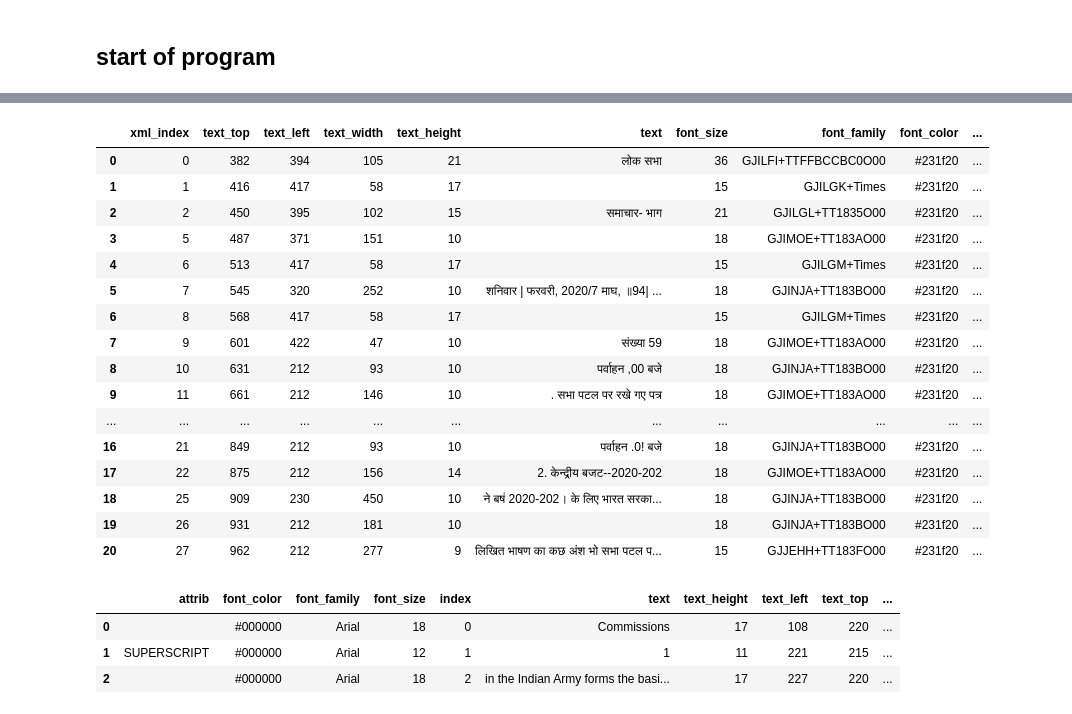
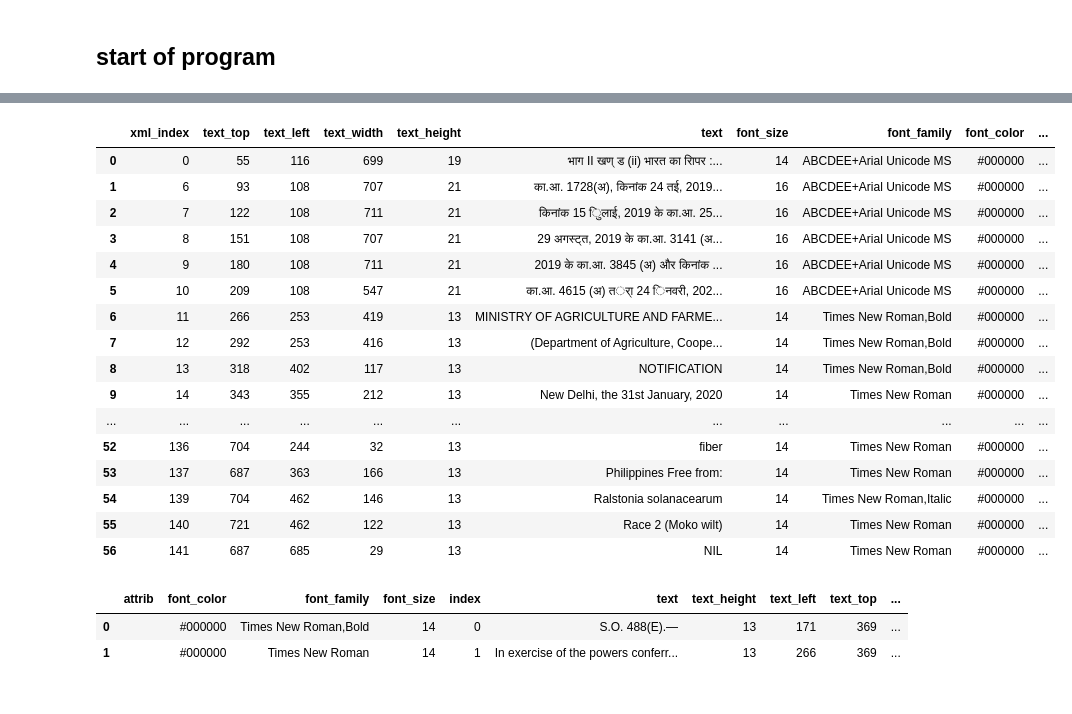
Before and after one commit to kumardeepak/document-structure, a Jupyter notebook: notebooks/DOCUMENT_STRUCTURE_MAIN_KD.ipynb, the cells around one changed output, grey strips where cells are left out. Saved outputs shown, nothing was run; the diff lists cells and outputs as text; code cells hidden in the pictures.

```diff
--- a/notebooks/DOCUMENT_STRUCTURE_MAIN_KD.ipynb
+++ b/notebooks/DOCUMENT_STRUCTURE_MAIN_KD.ipynb
@@ -44,7 +44,7 @@ def show_df(df):
 base_dir   = '/Users/kd/Workspace/python/github/document-structure/data/'
 input_dir  = os.path.join(base_dir, 'input')
 output_dir = os.path.join(base_dir, 'output')
-filename   = '010220.pdf'
+filename   = '1506.02640.pdf'
 # %%
 pdf_filepath   = os.path.join(input_dir, filename)
 working_dir    = os.path.join(output_dir, os.path.splitext(filename)[0])
@@ -64,3 +64,4 @@ Extracted xml & images of file: 010220.pdf
 # %%
 xml_dfs, page_width, page_height = get_xml_info(xml_files[0])
+img_dfs, page_width, page_height = get_xml_image_info(xml_files[0])
 # %% [output]
@@ -68,6 +70,6 @@ Total number of pages (2) in file (010220.xml)
 # %%
 document_configs = {
-    'LANGUAGE_TYPE': 'hin',
+    'LANGUAGE_TYPE': 'eng',
 
     'HORI_BLOCK_WDTH_DIFF_PERC': 0.85,
     'SUPERSCRIPT_HEIGHT_DIFFERENCE': 7.0,
@@ -84,41 +93,41 @@ df             = xml_dfs[file_index]
 # %%
 in_df   = df #.loc[10:30]
 
 h_df    = merge_horizontal_blocks(in_df, document_configs, debug=False)
 
 if document_configs['LANGUAGE_TYPE']  == 'hin':
-    h_df  = extract_text_from_image(img_filepath, page_width, page_height, h_df)
+    h_df  = extract_text_from_image(img_filepath, page_width, page_height, h_df,
+                                    lang=document_configs['LANGUAGE_TYPE'])
 
-v_df    = merge_vertical_blocks(h_df, document_configs, debug=False)
+# v_df    = merge_vertical_blocks(h_df, document_configs, debug=False)
 
 # draw_box(img_filepath, page_width, page_height, new_df, color='red')
-show_df(h_df)
+# show_df(h_df)
 # %% [output]
 |  | xml_index | text_top | text_left | text_width | text_height | text | font_size | font_family | font_color | ... |
-| 0 | 0 | 382 | 394 | 105 | 21 | लोक सभा | 36 | GJILFI+TTFFBCCBC0O00 | #231f20 | ... |
-| 1 | 1 | 416 | 417 | 58 | 17 |  | 15 | GJILGK+Times | #231f20 | ... |
-| 2 | 2 | 450 | 395 | 102 | 15 | समाचार- भाग | 21 | GJILGL+TT1835O00 | #231f20 | ... |
-| 3 | 5 | 487 | 371 | 151 | 10 |  | 18 | GJIMOE+TT183AO00 | #231f20 | ... |
-| 4 | 6 | 513 | 417 | 58 | 17 |  | 15 | GJILGM+Times | #231f20 | ... |
-| 5 | 7 | 545 | 320 | 252 | 10 | शनिवार | फरवरी, 2020/7 माघ, ॥94| ... | 18 | GJINJA+TT183BO00 | #231f20 | ... |
-| 6 | 8 | 568 | 417 | 58 | 17 |  | 15 | GJILGM+Times | #231f20 | ... |
-| 7 | 9 | 601 | 422 | 47 | 10 | संख्या 59 | 18 | GJIMOE+TT183AO00 | #231f20 | ... |
-| 8 | 10 | 631 | 212 | 93 | 10 | पर्वाहन ,00 बजे | 18 | GJINJA+TT183BO00 | #231f20 | ... |
-| 9 | 11 | 661 | 212 | 146 | 10 | . सभा पटल पर रखे गए पत्र | 18 | GJIMOE+TT183AO00 | #231f20 | ... |
+| 0 | 0 | 55 | 116 | 699 | 19 | भाग II खण् ड (ii) भारत का रािपर :... | 14 | ABCDEE+Arial Unicode MS | #000000 | ... |
+| 1 | 6 | 93 | 108 | 707 | 21 | का.आ. 1728(अ), किनांक 24 तई, 2019... | 16 | ABCDEE+Arial Unicode MS | #000000 | ... |
+| 2 | 7 | 122 | 108 | 711 | 21 | किनांक 15 िुलाई, 2019 के का.आ. 25... | 16 | ABCDEE+Arial Unicode MS | #000000 | ... |
+| 3 | 8 | 151 | 108 | 707 | 21 | 29 अगस्ट्त, 2019 के का.आ. 3141 (अ... | 16 | ABCDEE+Arial Unicode MS | #000000 | ... |
+| 4 | 9 | 180 | 108 | 711 | 21 | 2019 के का.आ. 3845 (अ) और किनांक ... | 16 | ABCDEE+Arial Unicode MS | #000000 | ... |
+| 5 | 10 | 209 | 108 | 547 | 21 | का.आ. 4615 (अ) तर्ा 24 िनवरी, 202... | 16 | ABCDEE+Arial Unicode MS | #000000 | ... |
+| 6 | 11 | 266 | 253 | 419 | 13 | MINISTRY OF AGRICULTURE AND FARME... | 14 | Times New Roman,Bold | #000000 | ... |
+| 7 | 12 | 292 | 253 | 416 | 13 | (Department of Agriculture, Coope... | 14 | Times New Roman,Bold | #000000 | ... |
+| 8 | 13 | 318 | 402 | 117 | 13 | NOTIFICATION | 14 | Times New Roman,Bold | #000000 | ... |
+| 9 | 14 | 343 | 355 | 212 | 13 | New Delhi, the 31st January, 2020 | 14 | Times New Roman | #000000 | ... |
 | ... | ... | ... | ... | ... | ... | ... | ... | ... | ... | ... |
-| 16 | 21 | 849 | 212 | 93 | 10 | पर्वाहन .0! बजे | 18 | GJINJA+TT183BO00 | #231f20 | ... |
-| 17 | 22 | 875 | 212 | 156 | 14 | 2. केन्द्रीय बजट--2020-202 | 18 | GJIMOE+TT183AO00 | #231f20 | ... |
-| 18 | 25 | 909 | 230 | 450 | 10 | ने बष॑ 2020-202। के लिए भारत सरका... | 18 | GJINJA+TT183BO00 | #231f20 | ... |
-| 19 | 26 | 931 | 212 | 181 | 10 |  | 18 | GJINJA+TT183BO00 | #231f20 | ... |
-| 20 | 27 | 962 | 212 | 277 | 9 | लिखित भाषण का कछ अंश भो सभा पटल प... | 15 | GJJEHH+TT183FO00 | #231f20 | ... |
+| 52 | 136 | 704 | 244 | 32 | 13 | fiber | 14 | Times New Roman | #000000 | ... |
+| 53 | 137 | 687 | 363 | 166 | 13 | Philippines Free from: | 14 | Times New Roman | #000000 | ... |
+| 54 | 139 | 704 | 462 | 146 | 13 | Ralstonia solanacearum | 14 | Times New Roman,Italic | #000000 | ... |
+| 55 | 140 | 721 | 462 | 122 | 13 | Race 2 (Moko wilt) | 14 | Times New Roman | #000000 | ... |
+| 56 | 141 | 687 | 685 | 29 | 13 | NIL | 14 | Times New Roman | #000000 | ... |
 # %%
-children_df = pd.read_json(h_df.iloc[4]['children'])
+children_df = pd.read_json(h_df.iloc[10]['children'])
 children_df
 # %% [output]
 |  | attrib | font_color | font_family | font_size | index | text | text_height | text_left | text_top | ... |
-| 0 |  | #000000 | Arial | 18 | 0 | Commissions | 17 | 108 | 220 | ... |
-| 1 | SUPERSCRIPT | #000000 | Arial | 12 | 1 | 1 | 11 | 221 | 215 | ... |
-| 2 |  | #000000 | Arial | 18 | 2 | in the Indian Army forms the basi... | 17 | 227 | 220 | ... |
+| 0 |  | #000000 | Times New Roman,Bold | 14 | 0 | S.O. 488(E).— | 13 | 171 | 369 | ... |
+| 1 |  | #000000 | Times New Roman | 14 | 1 | In exercise of the powers conferr... | 13 | 266 | 369 | ... |
 # %%
 draw_box(img_filepath, page_width, page_height, p_df, color='green')
 # %% [output]
```
Also changed, not shown: parts of 6 cells of this notebook.
